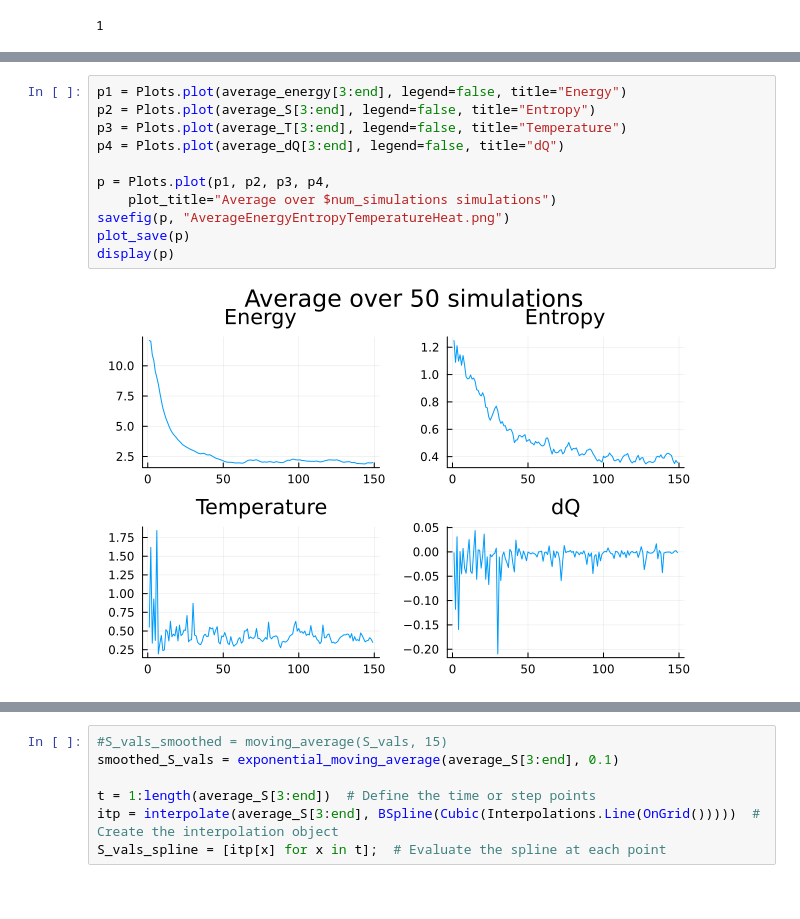
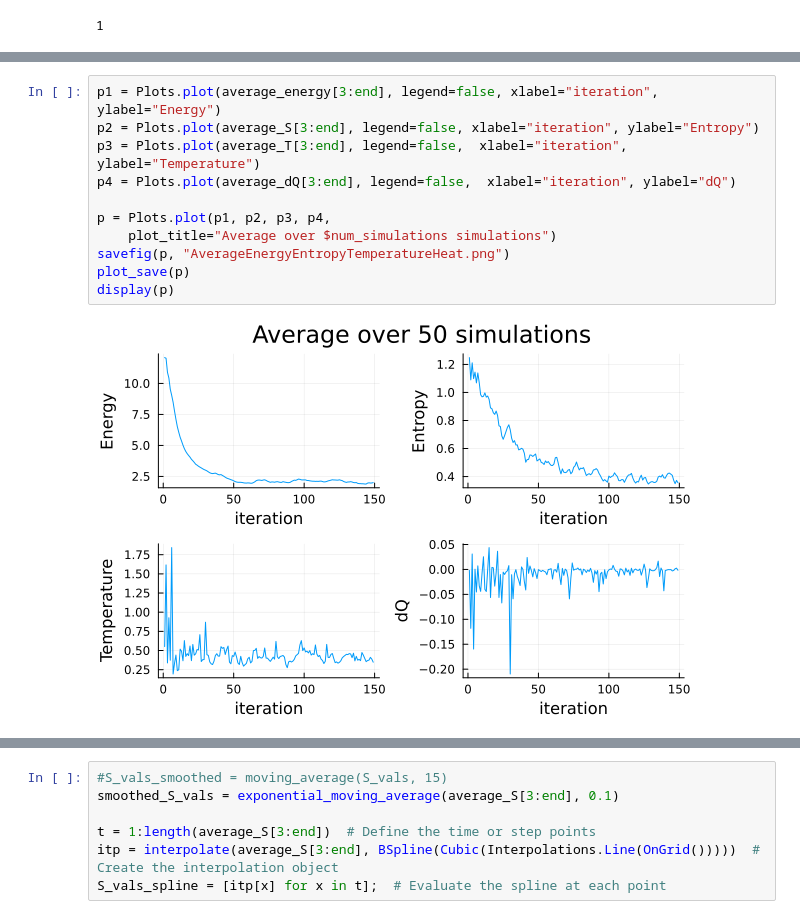
Before and after one commit to mantzaris/FlockingHeat, a Jupyter notebook: nb2.ipynb, the cells around one changed output, grey strips where cells are left out. Cells and saved outputs as stored; diff of their text form.

```diff
--- a/nb2.ipynb
+++ b/nb2.ipynb
@@ -463,15 +463,15 @@ p = Plots.plot(h1, h2, size=(800,500))
 # %%
-p1 = Plots.plot(average_energy[3:end], legend=false, title="Energy")
-p2 = Plots.plot(average_S[3:end], legend=false, title="Entropy")
-p3 = Plots.plot(average_T[3:end], legend=false, title="Temperature")
-p4 = Plots.plot(average_dQ[3:end], legend=false, title="dQ")
+p1 = Plots.plot(average_energy[3:end], legend=false, xlabel="iteration", ylabel="Energy")
+p2 = Plots.plot(average_S[3:end], legend=false, xlabel="iteration", ylabel="Entropy")
+p3 = Plots.plot(average_T[3:end], legend=false,  xlabel="iteration", ylabel="Temperature")
+p4 = Plots.plot(average_dQ[3:end], legend=false,  xlabel="iteration", ylabel="dQ")
 
 p = Plots.plot(p1, p2, p3, p4,
     plot_title="Average over $num_simulations simulations")
 savefig(p, "AverageEnergyEntropyTemperatureHeat.png")
 plot_save(p)
 display(p)
 # %% [output]
-[figure, old version]
+[figure, new version]
 # %%
 p = Plots.plot(cumsum(average_dQ[3:end]), legend=false,
```
Also changed, not shown: parts of 13 cells of this notebook, 10 other files.
